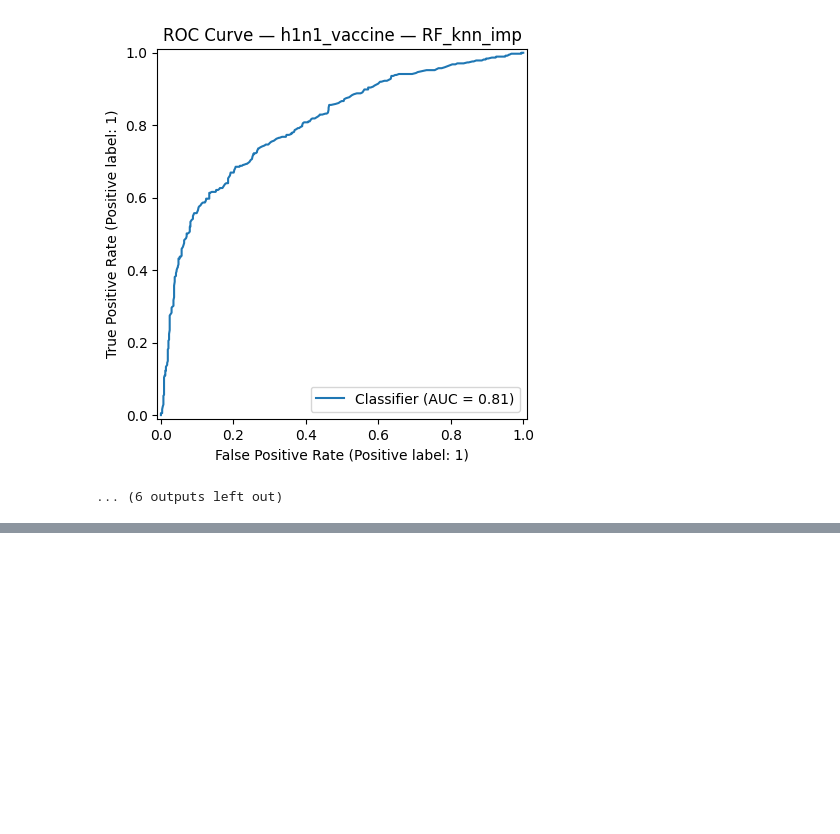
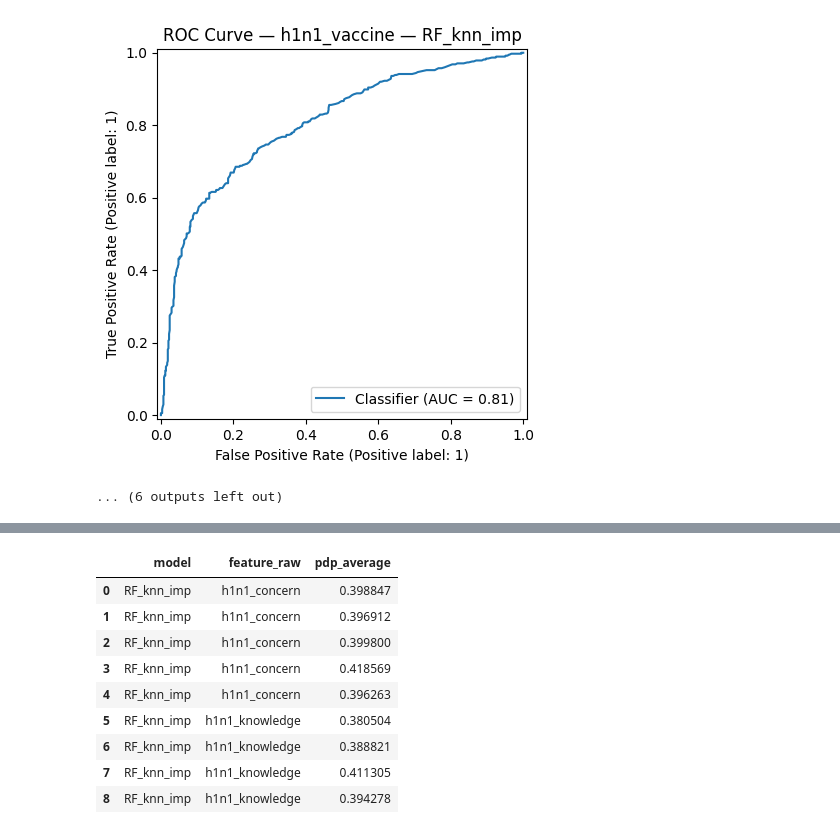
Before and after one commit to Group06-The-imputers/Hackathon-group06, a Jupyter notebook: Hackathon_group06.ipynb, the cells around one changed output, grey strips where cells are left out. Drawn from its saved outputs; the diff is of its cells as text; code cells hidden in the pictures; blank space fills up the shorter version.

```diff
--- a/Hackathon_group06.ipynb
+++ b/Hackathon_group06.ipynb
@@ -1113,0 +1439,13 @@ All 5 submissions saved:
+# %%
+df_pdp_best
+# %% [output]
+|  | model | feature_raw | pdp_average |
+| 0 | RF_knn_imp | h1n1_concern | 0.398847 |
+| 1 | RF_knn_imp | h1n1_concern | 0.396912 |
+| 2 | RF_knn_imp | h1n1_concern | 0.399800 |
+| 3 | RF_knn_imp | h1n1_concern | 0.418569 |
+| 4 | RF_knn_imp | h1n1_concern | 0.396263 |
+| 5 | RF_knn_imp | h1n1_knowledge | 0.380504 |
+| 6 | RF_knn_imp | h1n1_knowledge | 0.388821 |
+| 7 | RF_knn_imp | h1n1_knowledge | 0.411305 |
+| 8 | RF_knn_imp | h1n1_knowledge | 0.394278 |
```
Also changed, not shown: parts of 17 cells of this notebook.
